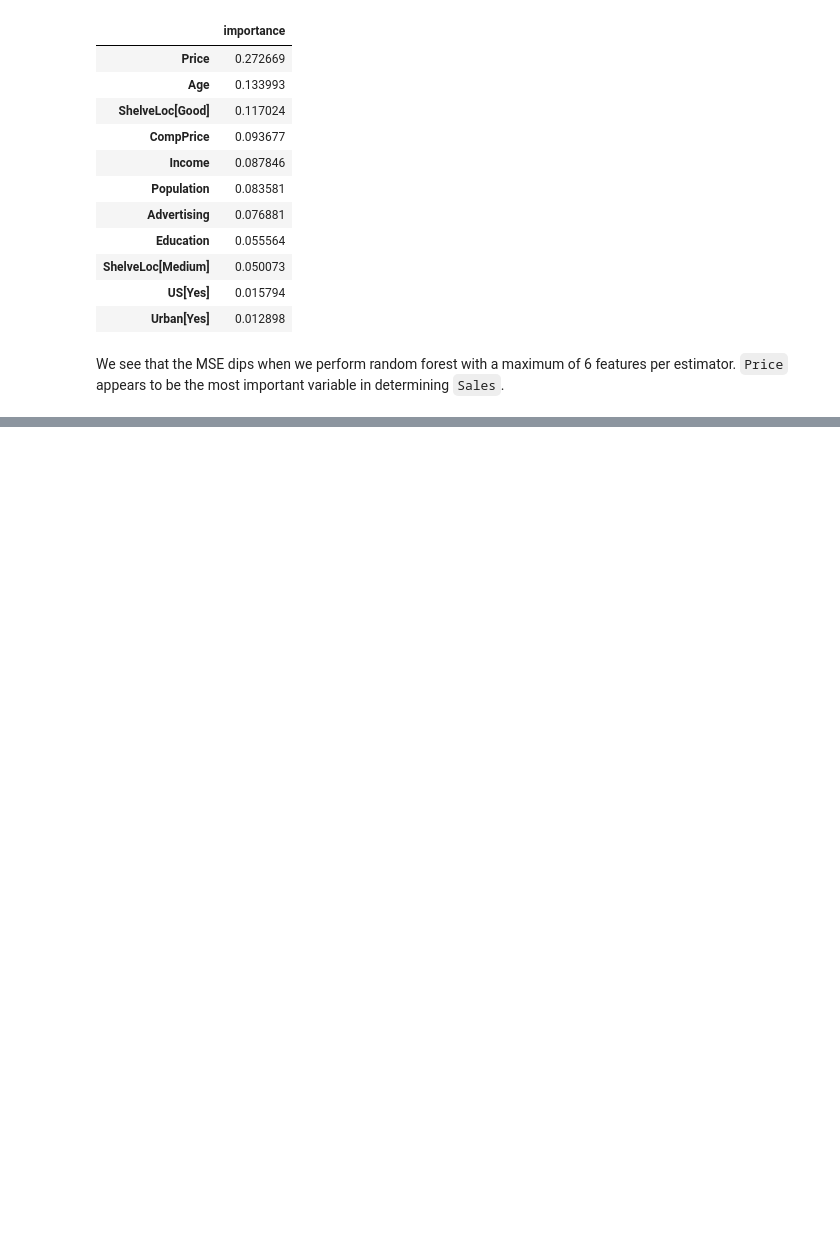
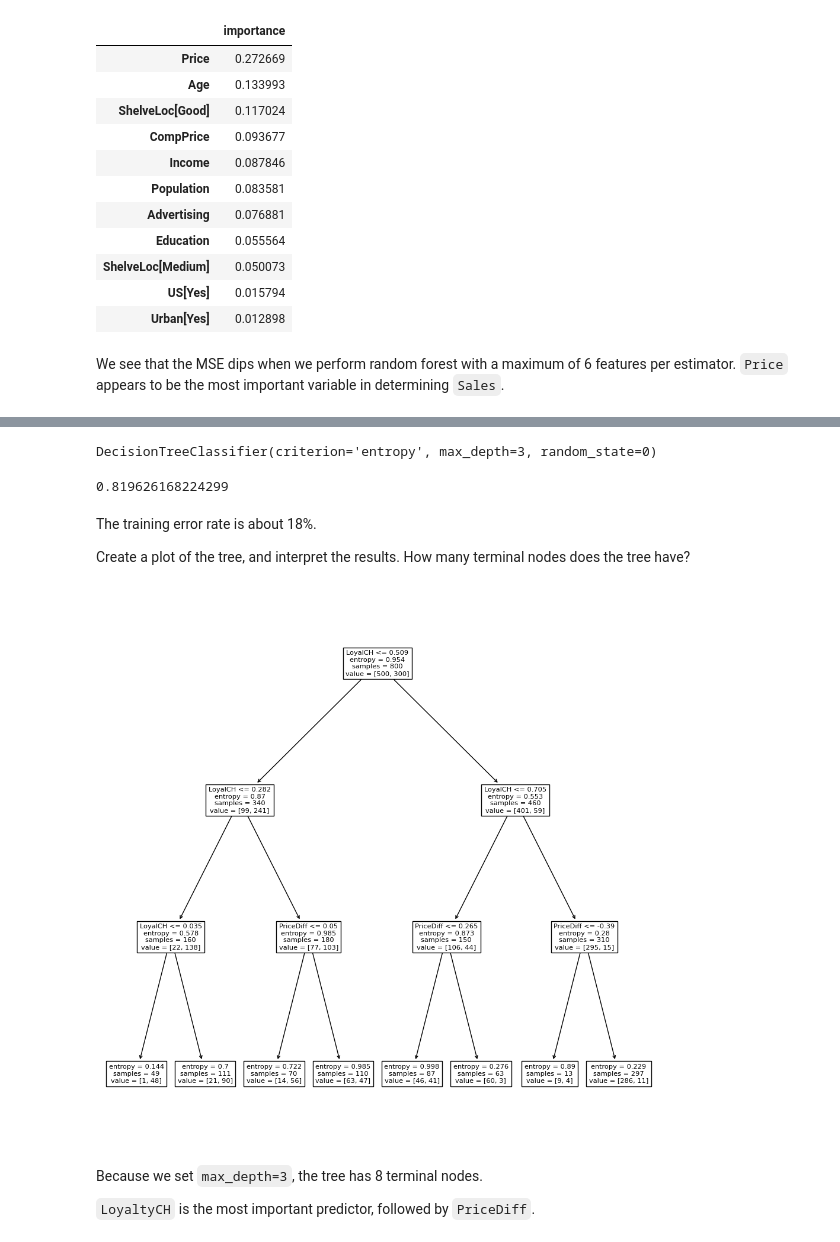
Before and after one commit to richhuwtaylor/introduction-to-statistical-learning, a Jupyter notebook: Chapter_8_Tree-Based_Methods/Chapter_8_Tree-Based_Methods_Exercises_Applied.ipynb, the cells around one changed output, grey strips where cells are left out. Saved outputs shown, nothing was run; the diff lists cells and outputs as text; code cells hidden in the pictures; blank space fills up the shorter version.

```diff
--- a/Chapter_8_Tree-Based_Methods/Chapter_8_Tree-Based_Methods_Exercises_Applied.ipynb
+++ b/Chapter_8_Tree-Based_Methods/Chapter_8_Tree-Based_Methods_Exercises_Applied.ipynb
@@ -200,0 +207,8 @@ We see that the MSE dips when we perform random forest with a maximum of 6 featu
+# %%
+OJ = load_data('OJ')
+OJ['Store7'] = np.where(OJ['Store7'] == 'Yes', 1, 0) # Convert from string to binary
+model = MS(OJ.columns.drop('Purchase'), intercept=False)
+D = model.fit_transform(OJ)
+feature_names = list(D.columns)
+X = np.asarray(D)
+y = OJ['Purchase']
@@ -200,0 +225,30 @@ We see that the MSE dips when we perform random forest with a maximum of 6 featu
+# %%
+clf = DTC(
+    criterion='entropy',
+    max_depth=3,
+    random_state=0
+)
+clf.fit(X_train, y_train)
+# %% [output]
+DecisionTreeClassifier(criterion='entropy', max_depth=3, random_state=0)
+# %%
+accuracy_score(y, clf.predict(X))
+# %% [output]
+0.819626168224299
+# %% [markdown]
+The training error rate is about 18%.
+
+Create a plot of the tree, and interpret the results. How many terminal nodes does the tree have?
+# %%
+ax = subplots(figsize=(12,12))[1]
+plot_tree(
+    clf,
+    feature_names=feature_names,
+    ax=ax
+);
+# %% [output]
+[figure, added]
+# %% [markdown]
+Because we set `max_depth=3`, the tree has 8 terminal nodes.
+
+`LoyaltyCH` is the most important predictor, followed by `PriceDiff`.
```
Also changed, not shown: parts of 3 cells of this notebook, 1 other file.
